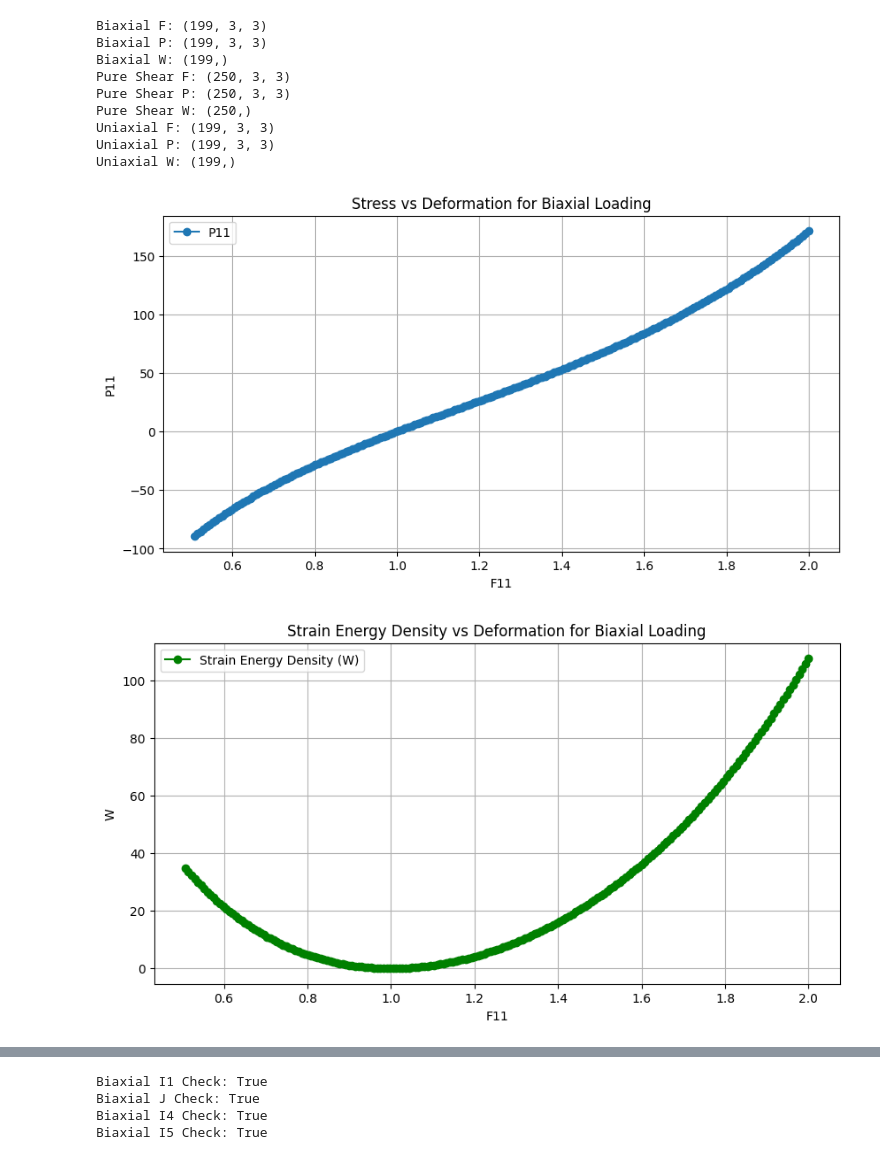
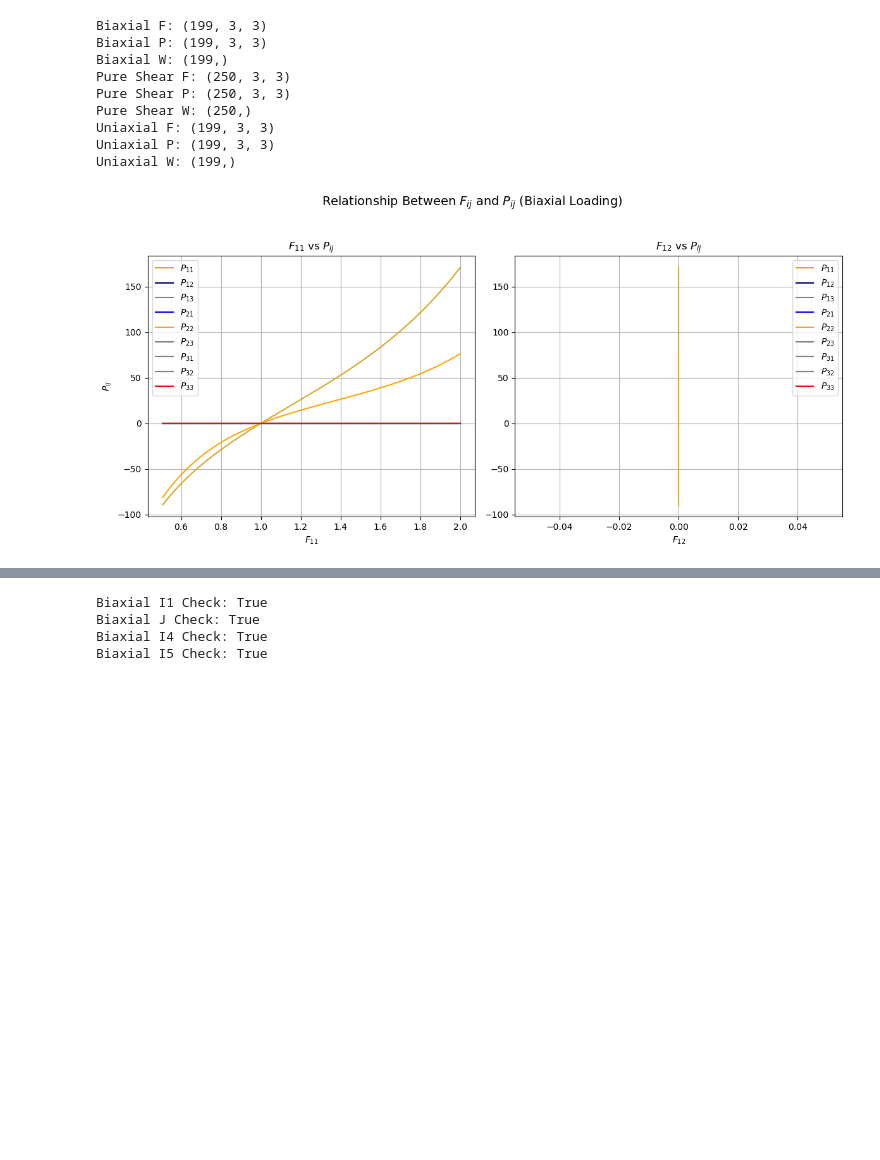
Before and after one commit to nanzemxx/TutorialMLinSolidMechanics, a Jupyter notebook: Task2_Group Xin and Huasen/train/Task1 2/main.ipynb, the cells around one changed output, grey strips where cells are left out. Cells and saved outputs as stored; diff of their text form; code cells hidden in the pictures; blank space fills up the shorter version.

```diff
--- a/Task2_Group Xin and Huasen/train/Task1 2/main.ipynb
+++ b/Task2_Group Xin and Huasen/train/Task1 2/main.ipynb
@@ -59,38 +59,54 @@ Uniaxial F: (199, 3, 3)
 Uniaxial P: (199, 3, 3)
 Uniaxial W: (199,)
 # %%
+import numpy as np
 import matplotlib.pyplot as plt
 
-# 可视化函数
-def plot_stress_vs_deformation(F, P, W, title):
-    # 假设我们主要关注 F11 和 P11 的关系
-    F11 = F[:, 0, 0]  # 提取 F11 分量
-    P11 = P[:, 0, 0]  # 提取 P11 分量
+F11_biaxial = F_biaxial[:, 0, 0]
+F12_biaxial = F_biaxial[:, 0, 1]
+# 提取Pij分量
+P11_biaxial, P12_biaxial, P13_biaxial = P_biaxial[:, 0, 0], P_biaxial[:, 0, 1], P_biaxial[:, 0, 2]
+P21_biaxial, P22_biaxial, P23_biaxial = P_biaxial[:, 1, 0], P_biaxial[:, 1, 1], P_biaxial[:, 1, 2]
+P31_biaxial, P32_biaxial, P33_biaxial = P_biaxial[:, 2, 0], P_biaxial[:, 2, 1], P_biaxial[:, 2, 2]
 
-    # 绘制 P11 与 F11 的关系
-    plt.figure(figsize=(10, 5))
-    plt.plot(F11, P11, label="P11", marker="o", linestyle="-")
-    plt.xlabel("F11")
-    plt.ylabel("P11")
-    plt.title(f"Stress vs Deformation for {title}")
-    plt.legend()
-    plt.grid(True)
-    plt.show()
+# 创建子图
+fig, axes = plt.subplots(1, 2, figsize=(12, 6))
+fig.suptitle("Relationship Between $F_{ij}$ and $P_{ij}$ (Biaxial Loading)", fontsize=14)
 
-    # 绘制 W 与 F11 的关系
-    plt.figure(figsize=(10, 5))
-    plt.plot(F11, W, label="Strain Energy Density (W)", marker="o", linestyle="-", color="green")
-    plt.xlabel("F11")
-    plt.ylabel("W")
-    plt.title(f"Strain Energy Density vs Deformation for {title}")
-    plt.legend()
-    plt.grid(True)
-    plt.show()
+# 绘制 F11 和 Pij
+axes[0].plot(F11_biaxial, P11_biaxial, label="$P_{11}$", color='goldenrod')
+axes[0].plot(F11_biaxial, P12_biaxial, label="$P_{12}$", color='navy')
+axes[0].plot(F11_biaxial, P13_biaxial, label="$P_{13}$", color='gray')
+axes[0].plot(F11_biaxial, P21_biaxial, label="$P_{21}$", color='blue')
+axes[0].plot(F11_biaxial, P22_biaxial, label="$P_{22}$", color='orange')
+axes[0].plot(F11_biaxial, P23_biaxial, label="$P_{23}$", color='gray')
+axes[0].plot(F11_biaxial, P31_biaxial, label="$P_{31}$", color='gray')
+axes[0].plot(F11_biaxial, P32_biaxial, label="$P_{32}$", color='gray')
+axes[0].plot(F11_biaxial, P33_biaxial, label="$P_{33}$", color='red')
 
-# 分别绘制不同加载路径的结果
-plot_stress_vs_deformation(F_biaxial, P_biaxial, W_biaxial, title="Biaxial Loading")
-plot_stress_vs_deformation(F_pure_shear, P_pure_shear, W_pure_shear, title="Pure Shear Loading")
-plot_stress_vs_deformation(F_uniaxial, P_uniaxial, W_uniaxial, title="Uniaxial Loading")
+axes[0].set_title("$F_{11}$ vs $P_{ij}$")
+axes[0].set_xlabel("$F_{11}$")
+axes[0].set_ylabel("$P_{ij}$")
+axes[0].legend()
+axes[0].grid()
+
+# 绘制 F12 和 Pij
+axes[1].plot(F12_biaxial, P11_biaxial, label="$P_{11}$", color='goldenrod')
+axes[1].plot(F12_biaxial, P12_biaxial, label="$P_{12}$", color='navy')
+axes[1].plot(F12_biaxial, P13_biaxial, label="$P_{13}$", color='gray')
+axes[1].plot(F12_biaxial, P21_biaxial, label="$P_{21}$", color='blue')
+axes[1].plot(F12_biaxial, P22_biaxial, label="$P_{22}$", color='orange')
+axes[1].plot(F12_biaxial, P23_biaxial, label="$P_{23}$", color='gray')
+axes[1].plot(F12_biaxial, P31_biaxial, label="$P_{31}$", color='gray')
+axes[1].plot(F12_biaxial, P32_biaxial, label="$P_{32}$", color='gray')
+axes[1].plot(F12_biaxial, P33_biaxial, label="$P_{33}$", color='red')
+axes[1].set_title("$F_{12}$ vs $P_{ij}$")
+axes[1].set_xlabel("$F_{12}$")
+axes[1].legend()
+axes[1].grid()
+
+# 调整布局并显示
+plt.tight_layout(rect=[0, 0.03, 1, 0.95])
+plt.show()
 # %% [output]
-[figure, old version]
+[figure, new version]
-[figure, removed]
```
Also changed, not shown: parts of 35 cells of this notebook, 3 other files.
